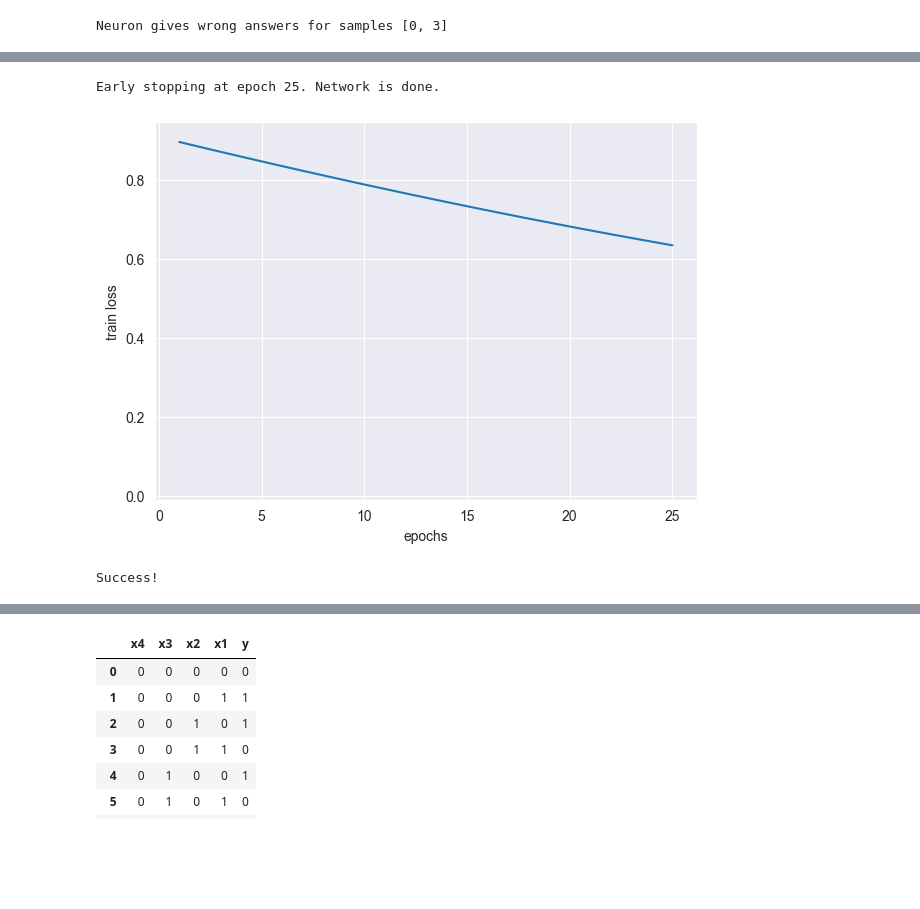
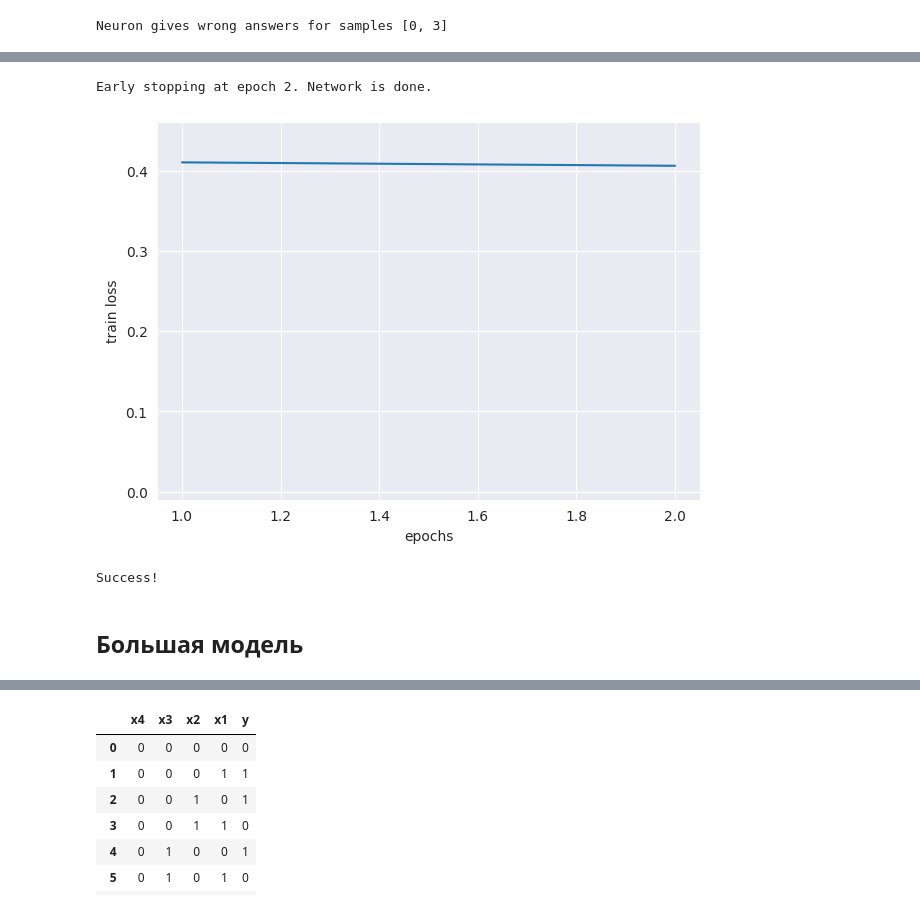
Before and after one commit to skolpin/neuro-boolean-research, a Jupyter notebook: incremental_synthesis.ipynb, the cells around one changed output, grey strips where cells are left out. Cells and saved outputs as stored; diff of their text form; code cells hidden in the pictures; blank space fills up the shorter version.

```diff
--- a/incremental_synthesis.ipynb
+++ b/incremental_synthesis.ipynb
@@ -17,6 +19,14 @@ def set_random_seed(seed):
 
 # device = 'cuda' if torch.cuda.is_available() else 'cpu'
 device = 'cpu'
+
+def set_random_seed(seed):
+    torch.manual_seed(seed)
+    torch.cuda.manual_seed(seed)
+    torch.backends.cudnn.deterministic = True
+    torch.backends.cudnn.benchmark = False
+    np.random.seed(seed)
+    random.seed(seed)
 # %%
 def dec2bin(x, n=7):
     """
@@ -218,7 +248,8 @@ def train(model, X, y, epochs, device, optimizer='Adam',
         if verbose and i % log_epoch == 0:
             print(f'epoch {i}: loss {epoch_loss:.2f}')
         if break_flag:
-            print(f'Early stopping at epoch {i}. Network is done.')
+            if verbose:
+                print(f'Early stopping at epoch {i}. Network is done.')
             break
 
     return history_loss
@@ -234,8 +285,9 @@ def plot_loss(history_loss):
 # %%
-model = Neuron(n_inputs=n).to(device)
+set_random_seed(42)
+neuron_1 = Neuron(n_inputs=n).to(device)
 
-h = train(model, X, y, device=device, epochs=5000, early_stopping=True)
-plot_loss(h)
+h_1 = train(neuron_1, X, y, device=device, epochs=5000, early_stopping=True)
+plot_loss(h_1)
 # %% [output]
 epoch 500: loss 0.69
 epoch 1000: loss 0.69
@@ -251,4 +303,4 @@ epoch 5000: loss 0.69
 # %%
-X_new, y_new = check(model, X, y, device=device)
+X_new, y_new = check(neuron_1, X, y, device=device)
 # %% [output]
 Neuron gives wrong answers for samples [0, 3]
@@ -255,9 +309,10 @@ Neuron gives wrong answers for samples [0, 3]
 # %%
-model2 = Neuron(n_inputs=n).to(device)
+set_random_seed(42)
+neuron_2 = Neuron(n_inputs=n).to(device)
 
-h2 = train(model2, X_new, y_new, device=device, epochs=5000, early_stopping=True)
-plot_loss(h2)
+h_2 = train(neuron_2, X_new, y_new, device=device, epochs=5000, early_stopping=True)
+plot_loss(h_2)
 # %% [output]
-Early stopping at epoch 25. Network is done.
+Early stopping at epoch 2. Network is done.
-[figure, old version]
+[figure, new version]
 # %%
@@ -304 +322,3 @@ class BigModel(nn.Module):
+# %% [markdown]
+## Большая модель
 # %%
```
Also changed, not shown: parts of 30 cells of this notebook.
